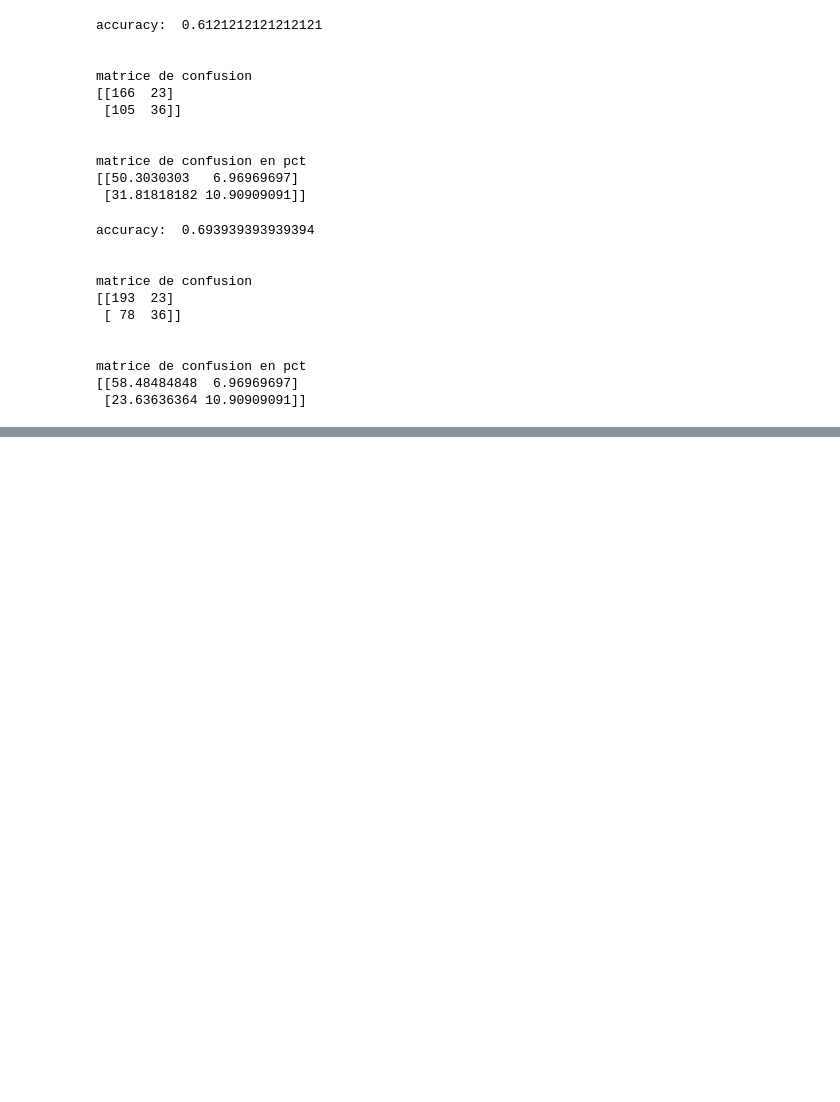
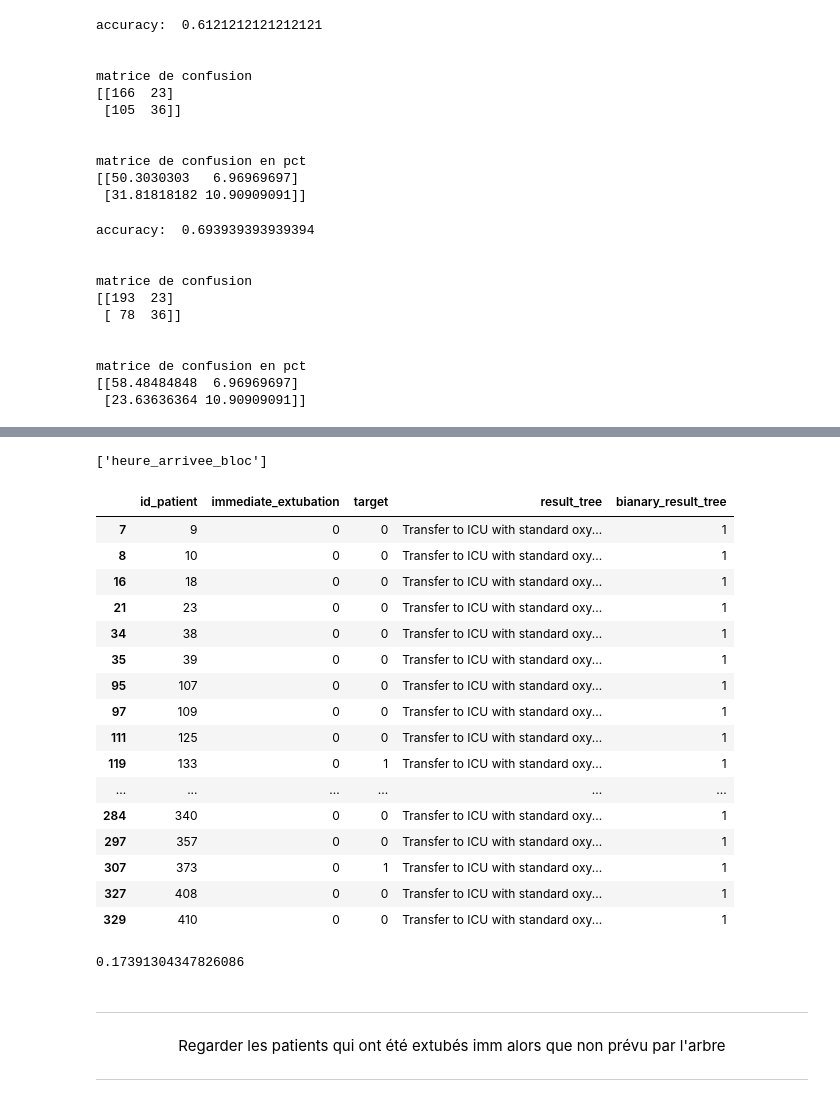
Before and after one commit to dataforgoodfr/batch_5_transplant, a Jupyter notebook: notebooks/Test_the_Validation_Class.ipynb, the cells around one changed output, grey strips where cells are left out. Cells and saved outputs as stored; diff of their text form; code cells hidden in the pictures; blank space fills up the shorter version.

```diff
--- a/notebooks/Test_the_Validation_Class.ipynb
+++ b/notebooks/Test_the_Validation_Class.ipynb
@@ -116,0 +122,2 @@ matrice de confusion en pct
+# %%
+list_ids = df_results_nan_false.id_patient[(df_results_nan_false['bianary_result_tree']==1) & (df_results_nan_false['immediate_extubation']==0)]
@@ -116,0 +156,33 @@ matrice de confusion en pct
+# %%
+[x for x in data_static.columns if 'heure' in x]
+# %% [output]
+['heure_arrivee_bloc']
+# %%
+df_results_nan_false[df_results_nan_false.id_patient.isin(list_ids)]
+# %% [output]
+|  | id_patient | immediate_extubation | target | result_tree | bianary_result_tree |
+| 7 | 9 | 0 | 0 | Transfer to ICU with standard oxy... | 1 |
+| 8 | 10 | 0 | 0 | Transfer to ICU with standard oxy... | 1 |
+| 16 | 18 | 0 | 0 | Transfer to ICU with standard oxy... | 1 |
+| 21 | 23 | 0 | 0 | Transfer to ICU with standard oxy... | 1 |
+| 34 | 38 | 0 | 0 | Transfer to ICU with standard oxy... | 1 |
+| 35 | 39 | 0 | 0 | Transfer to ICU with standard oxy... | 1 |
+| 95 | 107 | 0 | 0 | Transfer to ICU with standard oxy... | 1 |
+| 97 | 109 | 0 | 0 | Transfer to ICU with standard oxy... | 1 |
+| 111 | 125 | 0 | 0 | Transfer to ICU with standard oxy... | 1 |
+| 119 | 133 | 0 | 1 | Transfer to ICU with standard oxy... | 1 |
+| ... | ... | ... | ... | ... | ... |
+| 284 | 340 | 0 | 0 | Transfer to ICU with standard oxy... | 1 |
+| 297 | 357 | 0 | 0 | Transfer to ICU with standard oxy... | 1 |
+| 307 | 373 | 0 | 1 | Transfer to ICU with standard oxy... | 1 |
+| 327 | 408 | 0 | 0 | Transfer to ICU with standard oxy... | 1 |
+| 329 | 410 | 0 | 0 | Transfer to ICU with standard oxy... | 1 |
+# %%
+4/23
+# %% [output]
+0.17391304347826086
+# %% [markdown]
+----------------------------------
+<center> Regarder les patients qui ont été extubés imm alors que non prévu par l'arbre </center>
+
+----------------------------------
```
Also changed, not shown: parts of 28 cells of this notebook.
